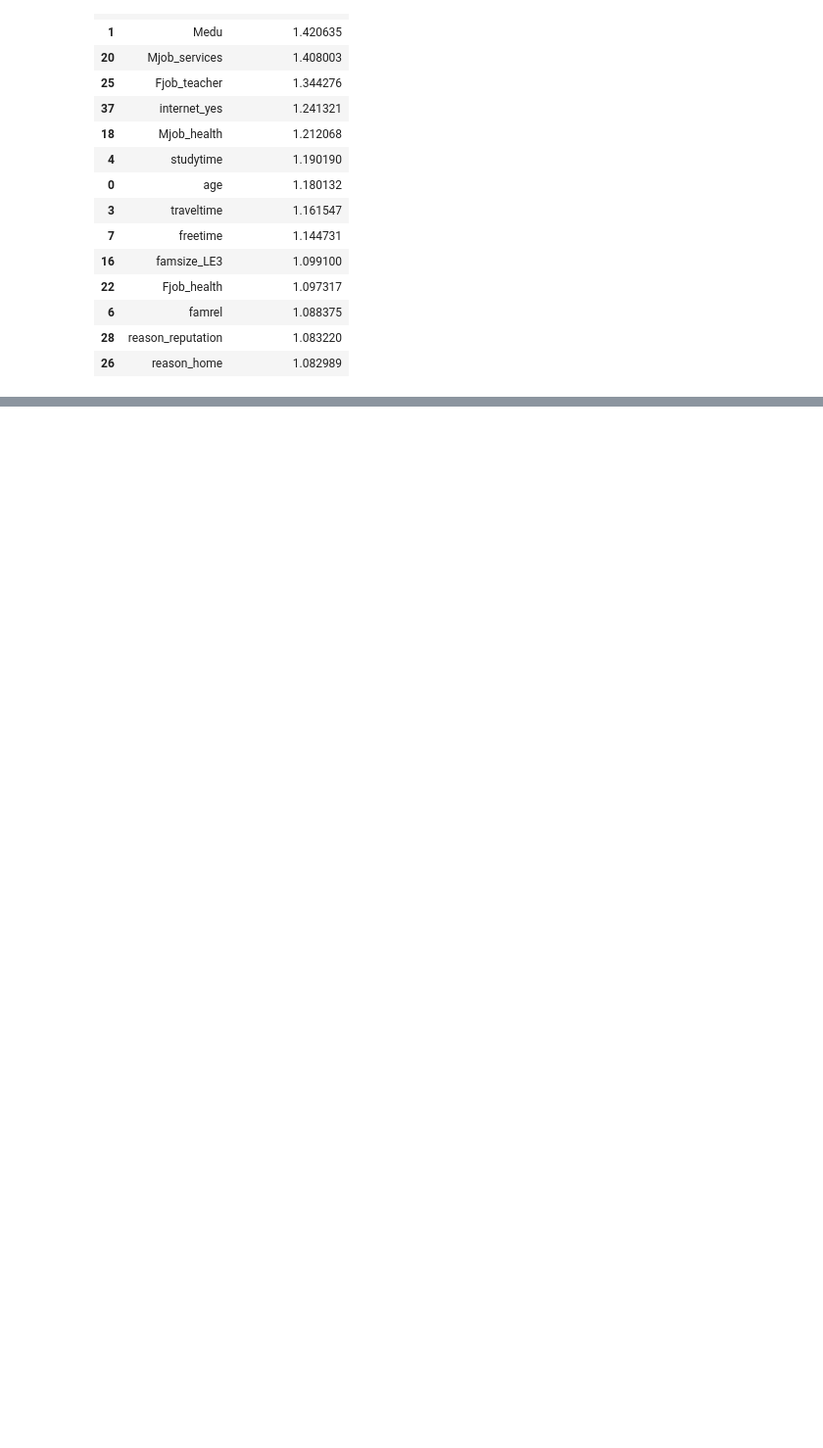
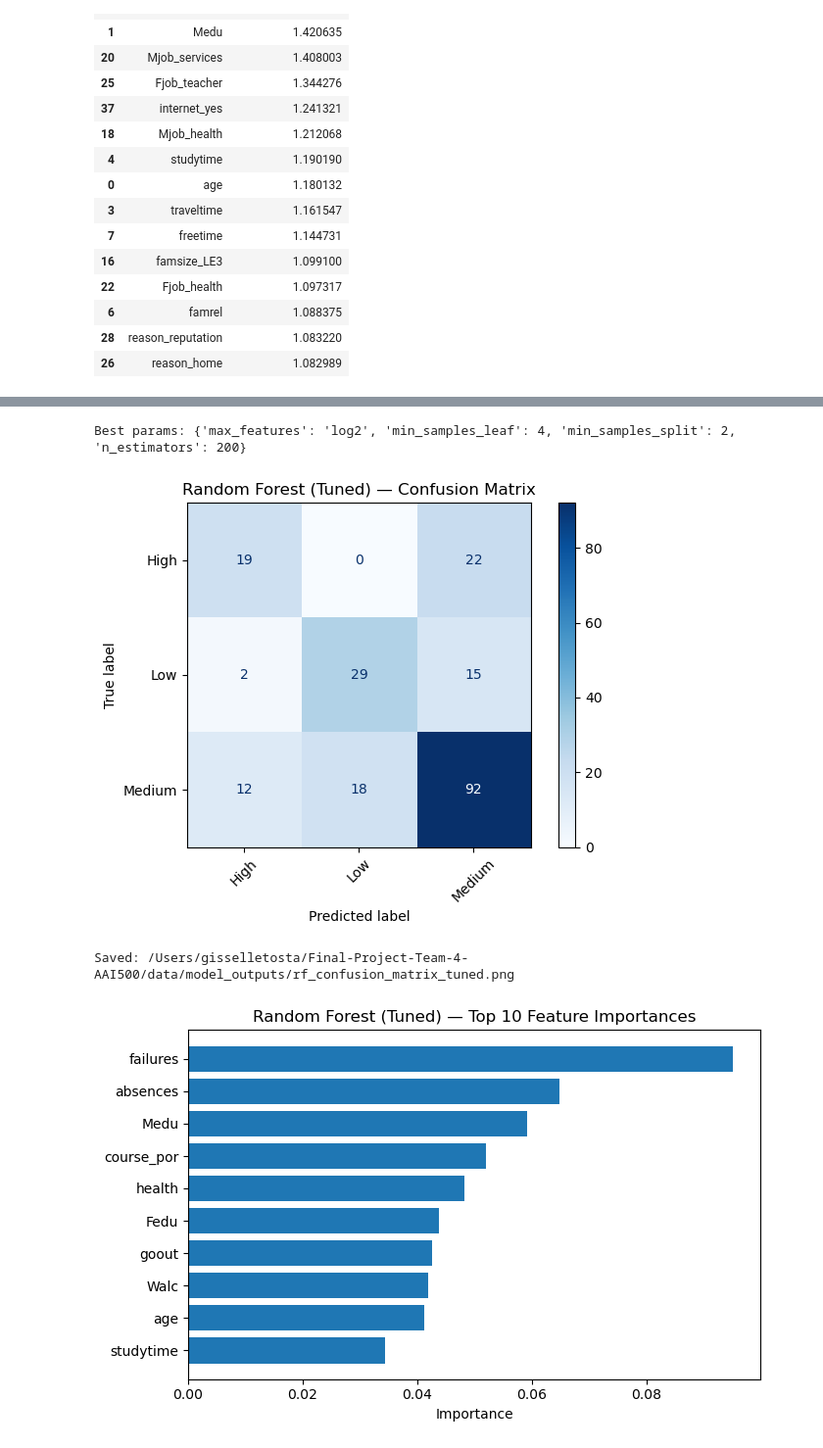
Before and after one commit to 19giss/Final-Project-Team-4-AAI500, a Jupyter notebook: notebooks/02_Modeling.ipynb, the cells around one changed output, grey strips where cells are left out. Shown: that part at 98% size. Saved outputs shown, nothing was run; the diff lists cells and outputs as text; code cells hidden in the pictures; blank space fills up the shorter version.

```diff
--- a/notebooks/02_Modeling.ipynb
+++ b/notebooks/02_Modeling.ipynb
@@ -555,0 +646,80 @@ Saved Logistic Regression odds ratios (High vs others) to: /Users/gisselletosta/
+# %%
+# --- Rebuild tuned Random Forest, then save confusion matrix + top-10 importances ---
+
+from pathlib import Path
+import pandas as pd
+import numpy as np
+import matplotlib.pyplot as plt
+
+from sklearn.model_selection import train_test_split, StratifiedKFold, GridSearchCV
+from sklearn.ensemble import RandomForestClassifier
+from sklearn.metrics import ConfusionMatrixDisplay
+
+# 0) Paths
+repo_root = Path.cwd().parent
+data_path = repo_root / "data" / "clean" / "student_clean_classification_noG1G2.csv"
+out_dir   = repo_root / "data" / "model_outputs"
+out_dir.mkdir(parents=True, exist_ok=True)
+
+# 1) Load data
+df = pd.read_csv(data_path)
+
+# 2) Features/target (drop leakage)
+TARGET = "performance_level"
+LEAK_VARS = {"G1", "G2", "G3"}
+X = df[[c for c in df.columns if c not in LEAK_VARS | {TARGET}]].copy()
+y = df[TARGET].copy()
+
+# 3) Same split we used everywhere
+X_train, X_test, y_train, y_test = train_test_split(
+    X, y, test_size=0.20, stratify=y, random_state=42
+)
+
+# 4) Tune RF around the winning region we already found
+rf = RandomForestClassifier(class_weight="balanced", random_state=42)
+param_grid = {
+    "n_estimators": [200],            # best we found
+    "max_features": ["log2"],         # best we found
+    "min_samples_split": [2],         # best we found
+    "min_samples_leaf": [4],          # best we found
+}
+cv = StratifiedKFold(n_splits=5, shuffle=True, random_state=42)
+grid = GridSearchCV(
+    rf, param_grid=param_grid, cv=cv, scoring="f1_macro", n_jobs=-1, refit=True
+)
+grid.fit(X_train, y_train)
+rf_model = grid.best_estimator_
+print("Best params:", grid.best_params_)
+
+# 5) Confusion matrix (tuned RF)
+cm_png = out_dir / "rf_confusion_matrix_tuned.png"
+disp = ConfusionMatrixDisplay.from_estimator(
+    rf_model, X_test, y_test, cmap="Blues", xticks_rotation=45
+)
+plt.title("Random Forest (Tuned) — Confusion Matrix")
+plt.tight_layout()
+plt.savefig(cm_png, dpi=150, bbox_inches="tight")
+plt.show()
+print(f"Saved: {cm_png}")
+
+# 6) Top-10 feature importances (tuned RF)
+importances = rf_model.feature_importances_
+fi = (
+    pd.DataFrame({"feature": X.columns, "importance": importances})
+    .sort_values("importance", ascending=False)
+)
+top10 = fi.head(10).iloc[::-1]   # reverse for a nicer horizontal bar
+plt.figure(figsize=(7,4.5))
+plt.barh(top10["feature"], top10["importance"])
+plt.title("Random Forest (Tuned) — Top 10 Feature Importances")
+plt.xlabel("Importance")
+plt.tight_layout()
+fi_png = out_dir / "rf_feature_importances_top10_tuned.png"
+plt.savefig(fi_png, dpi=150, bbox_inches="tight")
+plt.show()
+print(f"Saved: {fi_png}")
+# %% [output]
+Best params: {'max_features': 'log2', 'min_samples_leaf': 4, 'min_samples_split': 2, 'n_estimators': 200}
+[figure, added]
+Saved: /Users/gisselletosta/Final-Project-Team-4-AAI500/data/model_outputs/rf_confusion_matrix_tuned.png
+[figure, added]
```
Also changed, not shown: parts of 4 cells of this notebook, 4 other files.
